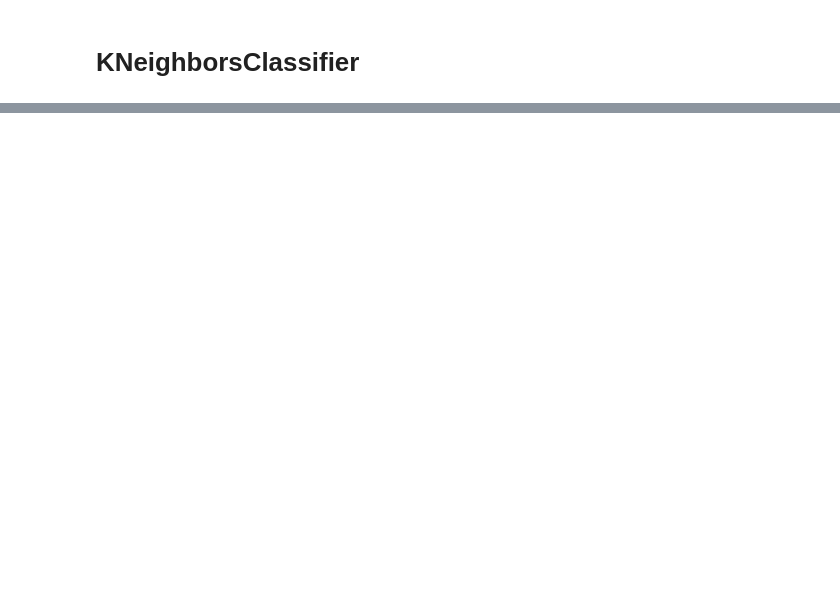
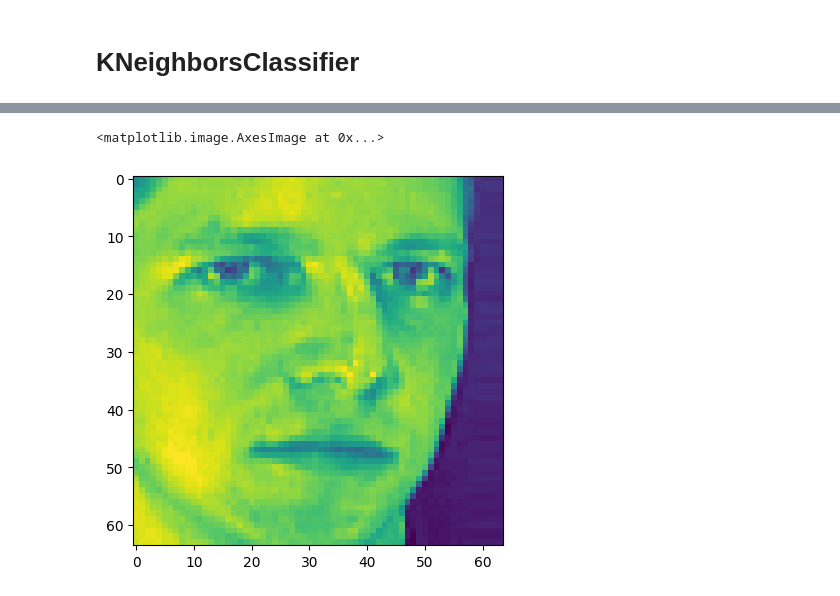
Before and after one commit to AjitAdin/ML_LAB, a Jupyter notebook: ML_IA/yerri/olivetti_faces.ipynb, the cells around one changed output, grey strips where cells are left out. Saved outputs shown, nothing was run; the diff lists cells and outputs as text; code cells hidden in the pictures; blank space fills up the shorter version.

```diff
--- a/ML_IA/yerri/olivetti_faces.ipynb
+++ b/ML_IA/yerri/olivetti_faces.ipynb
@@ -175,3 +175,10 @@ print(tree_rules)
 |   |   |   |   |   |--- class: 1
 |   |   |   |   |--- feature_0 >  8.95
 |   |   |   |   |   |--- class: 12
+# %%
+image=faces.images
+
+plt.imshow(image[1])
+# %% [output]
+<matplotlib.image.AxesImage at 0x...>
+[figure, added]
```
Also changed, not shown: parts of 6 cells of this notebook, 4 other files.
